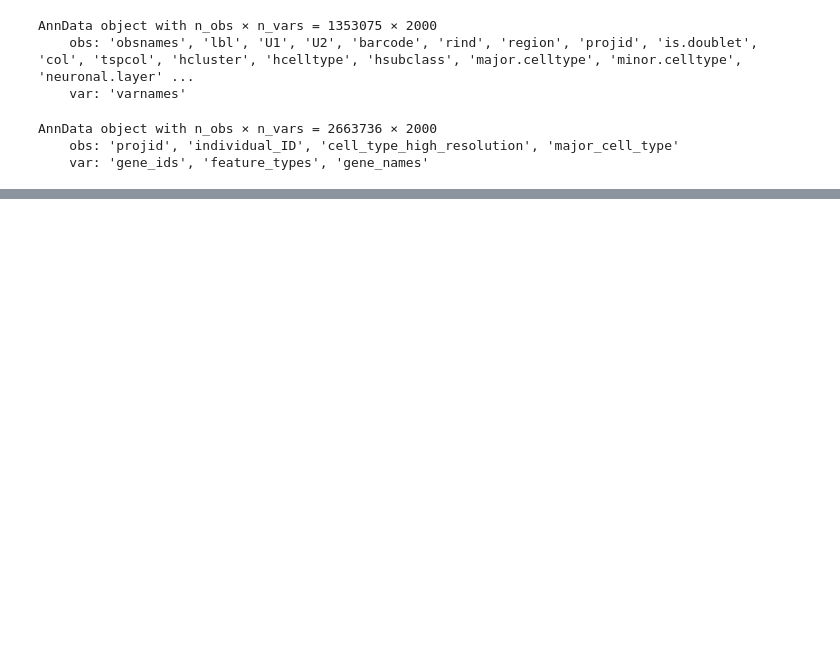
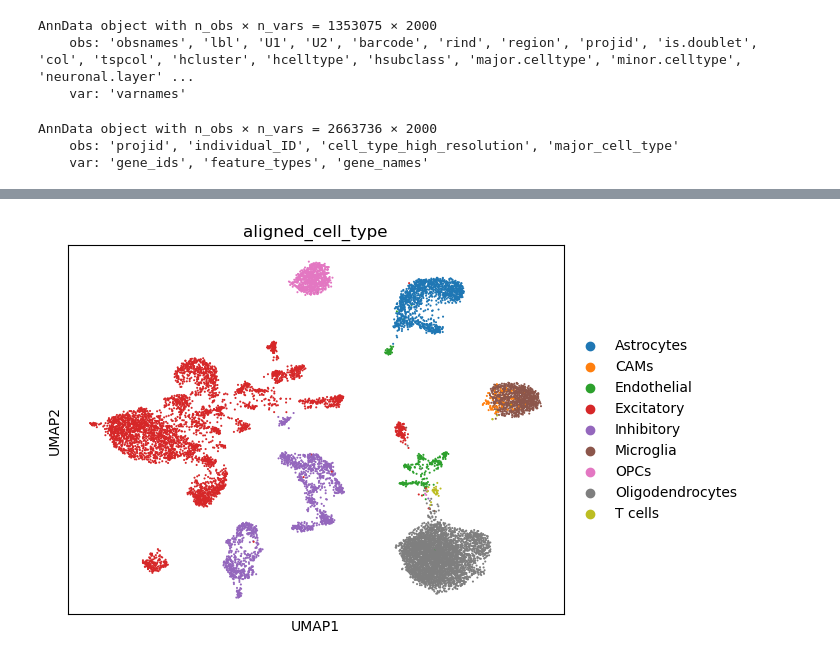
Before and after one commit to zzheng18/microglia, a Jupyter notebook: process_data/rosmap_datasets.ipynb, the cells around one changed output, grey strips where cells are left out. Saved outputs shown, nothing was run; the diff lists cells and outputs as text; code cells hidden in the pictures; blank space fills up the shorter version.

```diff
--- a/process_data/rosmap_datasets.ipynb
+++ b/process_data/rosmap_datasets.ipynb
@@ -508,0 +917,9 @@ diverse_cohort.write_h5ad('/lustre/groups/ml01/projects/2024_microglia_zihe.zhen
+# %%
+multi_region_subset = multi_region[multi_region.obs.sample(frac=0.01, random_state=42).index].copy()
+sc.pp.normalize_total(multi_region_subset)
+sc.pp.log1p(multi_region_subset)
+sc.pp.pca(multi_region_subset)
+sc.pp.neighbors(multi_region_subset)
+sc.tl.umap(multi_region_subset)
+sc.pl.umap(multi_region_subset, color = 'aligned_cell_type', save = '_multi_region.pdf')
+# %% [output]
@@ -508,0 +927 @@ diverse_cohort.write_h5ad('/lustre/groups/ml01/projects/2024_microglia_zihe.zhen
+[figure, added]
```
Also changed, not shown: parts of 62 cells of this notebook, 8 other files.
